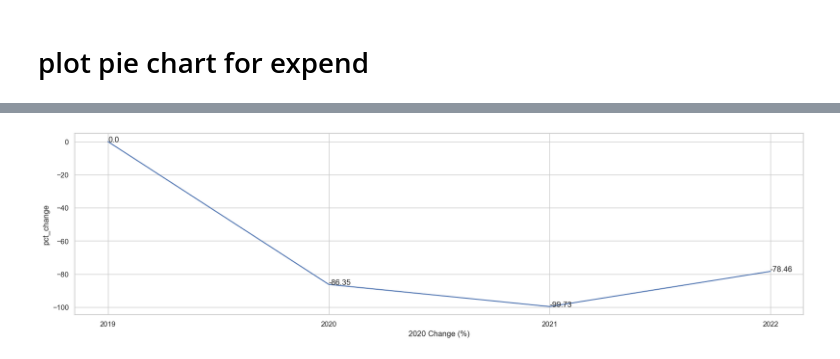
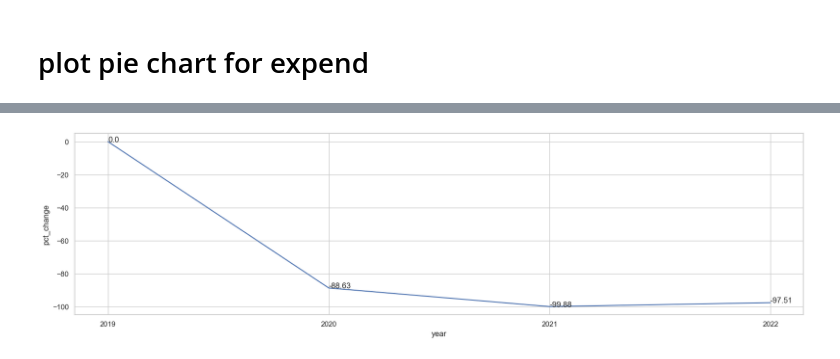
Before and after one commit to eatrabyo/dads-5001-mini-project, a Jupyter notebook: analyze_th.ipynb, the cells around one changed output, grey strips where cells are left out. Drawn from its saved outputs; the diff is of its cells as text; code cells hidden in the pictures.

```diff
--- a/analyze_th.ipynb
+++ b/analyze_th.ipynb
@@ -281,3 +281,6 @@ sns.barplot(region_th_arrival_melt.loc[(region_th_arrival_melt['Nationality'].is
 [figure]
 # %% [markdown]
 # plot pie chart for expend
+# %%
+china_num = country_th_arrival_melt.loc[country_th_arrival_melt['Nationality'] == 'China']
+china_num
@@ -284,12 +293,11 @@ sns.barplot(region_th_arrival_melt.loc[(region_th_arrival_melt['Nationality'].is
 # %%
 fig,axes = plt.subplots( figsize=(20, 5))
 # axes.ticklabel_format(axis='x', style='plain')
 sns.set_theme(style="whitegrid")
 
-sns.lineplot(region_th_arrival_melt.loc[(region_th_arrival_melt['Nationality'].isin(['East Asia']))],
-            x='year',y='pct_change',palette='viridis').set(xlabel='2020 Change (%)')
-for x, y in zip(region_th_arrival_melt.loc[(region_th_arrival_melt['Nationality'].isin(['East Asia'])),'year'],
-                region_th_arrival_melt.loc[(region_th_arrival_melt['Nationality'].isin(['East Asia'])),'pct_change']):
+sns.lineplot(china_num,
+            x='year',y='pct_change',palette='viridis')
+for x, y in zip(china_num['year'], china_num['pct_change']):
     axes.annotate(round(y,2), xy=(x, y), textcoords='data')
 # %% [output]
-[figure, old version]
+[figure, new version]
```
Also changed, not shown: parts of 4 cells of this notebook.
